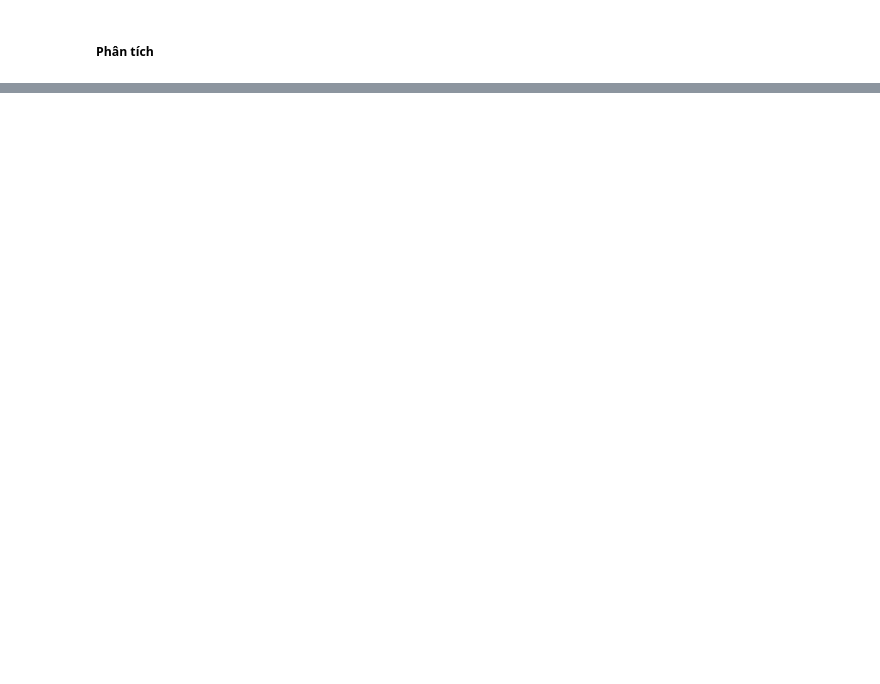
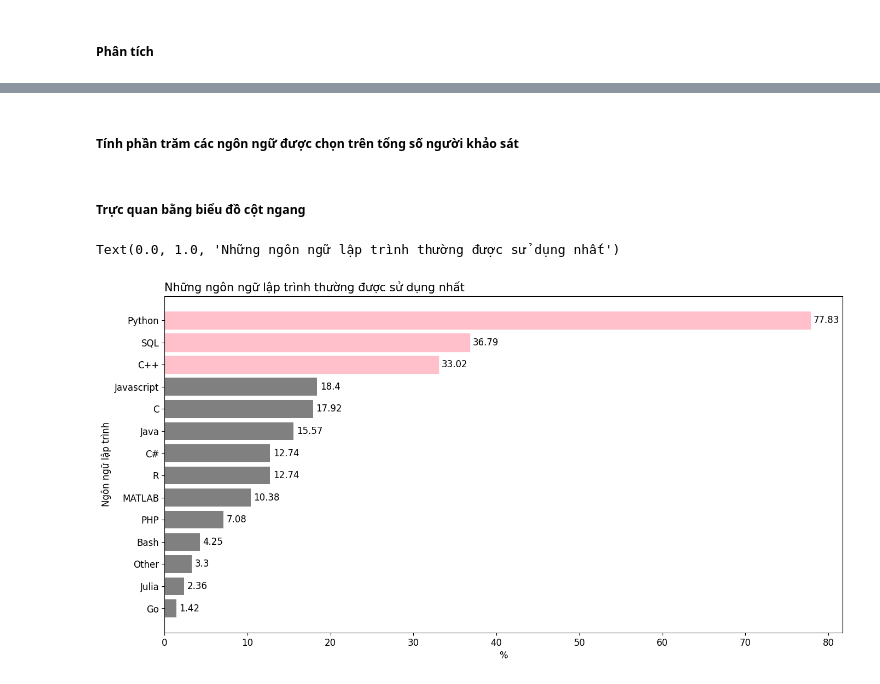
Before and after one commit to khuong253/final_project_data_visualization, a Jupyter notebook: data_visualization.ipynb, the cells around one changed output, grey strips where cells are left out. Cells and saved outputs as stored; diff of their text form; code cells hidden in the pictures; blank space fills up the shorter version.

```diff
--- a/data_visualization.ipynb
+++ b/data_visualization.ipynb
@@ -44,6 +44,8 @@ vn_df.head()
 | 26 | 174 | 22-24 | Woman | Viet Nam | Yes | ... |
 | 32 | 505 | 22-24 | Man | Viet Nam | No | ... |
 | 35 | 1163 | 18-21 | Man | Viet Nam | Yes | ... |
+# %%
+count = vn_df.count()[1]
 # %% [markdown]
 <h3>1. Khảo sát về nền tảng người khảo sát tại Việt Nam cảm thấy hữu ích nhất khi mới bắt đầu học Data Science</h3>
 
@@ -165,0 +188,4 @@ plt.legend()
+# %%
+vn_df_lang = vn_df['What programming languages do you use on a regular basis?'].dropna()
+#count = vn_df_lang.count()
+vn_df_lang = vn_df_lang.explode().value_counts().to_dict()
@@ -165,0 +198,9 @@ plt.legend()
+# %%
+lang_list = list(vn_df_lang.keys())
+
+lang_list_count = []
+for i in vn_df_lang:
+    lang_list_count.append(vn_df_lang[i])
+
+total = np.sum(lang_list_count)
+lang_list_count_percentage = [round((val/total)*100,2) for val in lang_list_count]
@@ -165,0 +221,30 @@ plt.legend()
+# %% [markdown]
+##### Tính phần trăm các ngôn ngữ được chọn trên tổng số người khảo sát
+# %%
+lang_list_count_per = [round((val/count)*100,2) for val in lang_list_count]
+# %% [markdown]
+##### Trực quan bằng biểu đồ cột ngang
+# %%
+plt.figure(figsize=(16,8))
+
+lang_plot = plt.barh(lang_list, lang_list_count_per, color="grey")
+
+# Đảo ngược trục y để các nền tảng có số người chọn nhiều nhất nằm ở phía trên
+
+ax = plt.gca()
+ax.invert_yaxis()
+ax.bar_label(lang_plot, padding=4)
+
+# Đặt top 3 nền tảng có số người chọn nhiều nhất màu hồng để làm nổi bật
+
+for i in range (0,3):
+    ax.get_children()[i].set_color("pink")
+
+# Đặt tên cho trục x, trục y và tên biểu đồ
+
+ax.set_ylabel("Ngôn ngữ lập trình")
+ax.set_xlabel("%")
+plt.title("Những ngôn ngữ lập trình thường được sử dụng nhất", loc="left", fontsize=15)
+# %% [output]
+Text(0.0, 1.0, 'Những ngôn ngữ lập trình thường được sử dụng nhất')
+[figure, added]
```
Also changed, not shown: parts of 12 cells of this notebook.
